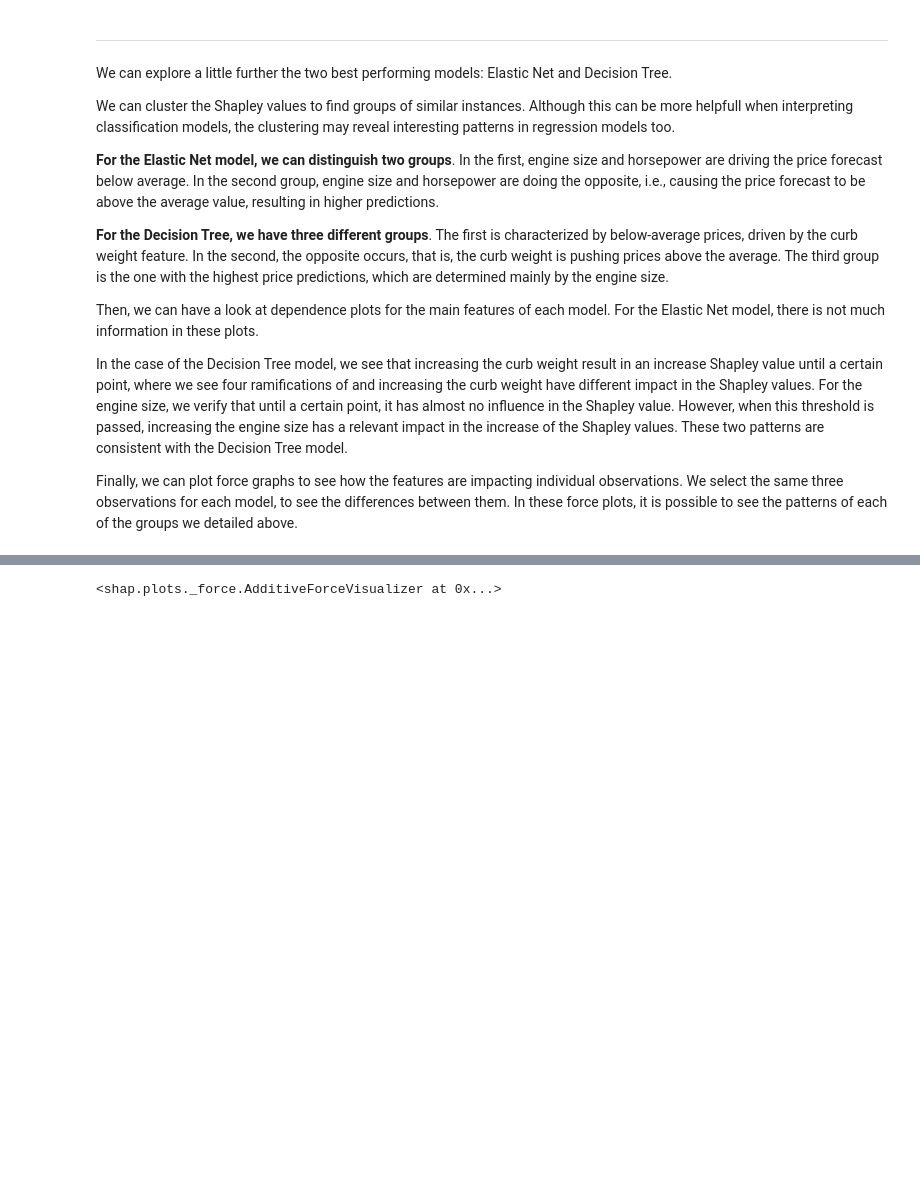
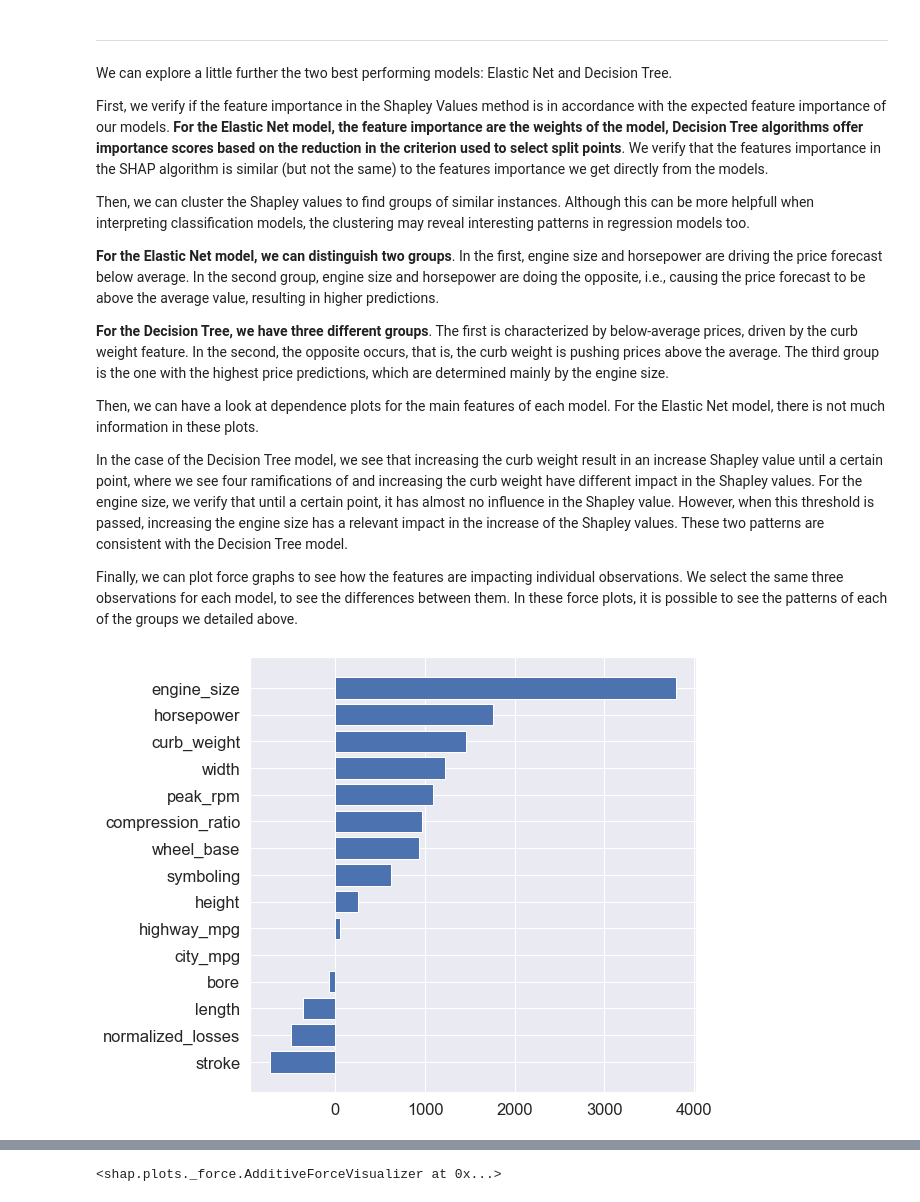
Before and after one commit to gabrielleuzinger/SHAP-Automobile-Data-Set, a Jupyter notebook: SHAP - Automobile Data Set.ipynb, the cells around one changed output, grey strips where cells are left out. Cells and saved outputs as stored; diff of their text form; code cells hidden in the pictures; blank space fills up the shorter version.

```diff
--- a/SHAP - Automobile Data Set.ipynb
+++ b/SHAP - Automobile Data Set.ipynb
@@ -297,7 +297,9 @@ for k in range(len(models)):
 # %% [markdown]
 We can explore a little further the two best performing models: Elastic Net and Decision Tree.
 
-We can cluster the Shapley values to find groups of similar instances. Although this can be more helpfull when interpreting classification models, the clustering may reveal interesting patterns in regression models too.
+First, we verify if the feature importance in the Shapley Values method is in accordance with the expected feature importance of our models. **For the Elastic Net model, the feature importance are the weights of the model, Decision Tree algorithms offer importance scores based on the reduction in the criterion used to select split points**. We verify that the features importance in the SHAP algorithm is similar (but not the same) to the features importance we get directly from the models.
+
+Then, we can cluster the Shapley values to find groups of similar instances. Although this can be more helpfull when interpreting classification models, the clustering may reveal interesting patterns in regression models too.
 
 **For the Elastic Net model, we can distinguish two groups**. In the first, engine size and horsepower are driving the price forecast below average. In the second group, engine size and horsepower are doing the opposite, i.e., causing the price forecast to be above the average value, resulting in higher predictions.
 
@@ -308,3 +310,17 @@ Then, we can have a look at dependence plots for the main features of each model
 In the case of the Decision Tree model, we see that increasing the curb weight result in an increase Shapley value until a certain point, where we see four ramifications of and increasing the curb weight have different impact in the Shapley values. For the engine size, we verify that until a certain point, it has almost no influence in the Shapley value. However, when this threshold is passed, increasing the engine size has a relevant impact in the increase of the Shapley values. These two patterns are consistent with the Decision Tree model.
 
 Finally, we can plot force graphs to see how the features are impacting individual observations. We select the same three observations for each model, to see the differences between them. In these force plots, it is possible to see the patterns of each of the groups we detailed above.
+# %%
+model = ElasticNet(alpha=0.1, l1_ratio=0.5)
+model.fit(car_X_train_tf,car_y_train)
+importance = model.coef_
+
+elastic_importance = pd.DataFrame(car_X_train_tf.columns,columns=['feature'])
+elastic_importance['weight'] = pd.DataFrame(importance)
+elastic_importance = elastic_importance.sort_values(by=['weight'],ascending=False).reset_index(drop=True)
+
+plt.figure(figsize=(8,8))
+plt.barh(elastic_importance['feature'],elastic_importance['weight'])
+plt.gca().invert_yaxis()
+# %% [output]
+[figure, added]
```
Also changed, not shown: parts of 9 cells of this notebook.
